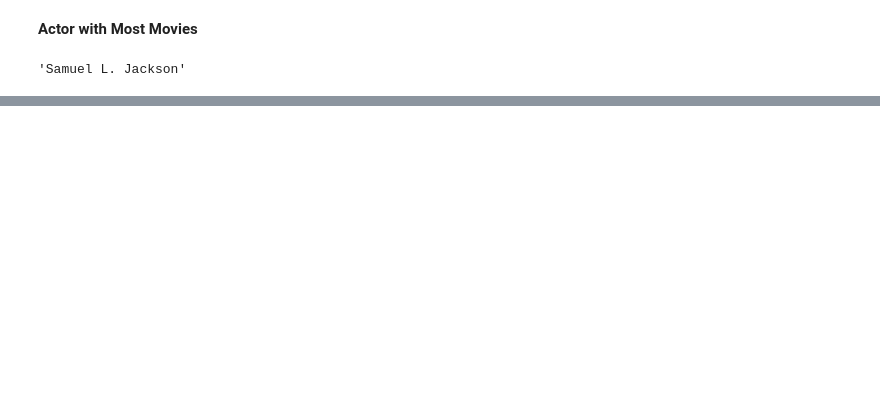
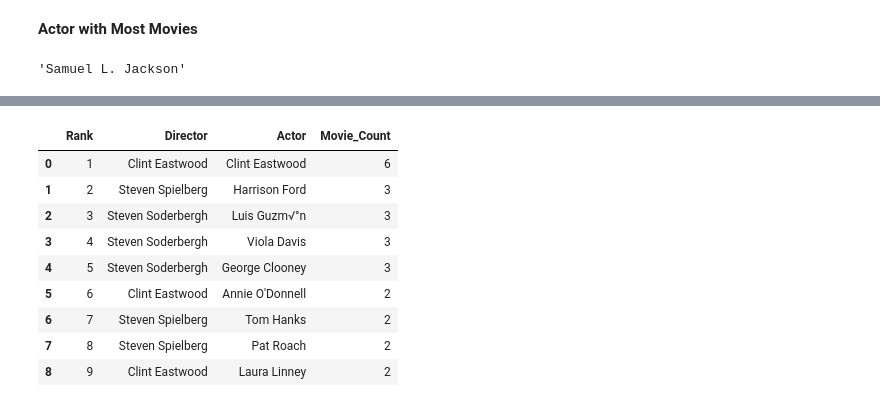
Before and after one commit to artreas/DATA_SCEINCE_ASSIGNMENT, a Jupyter notebook: movie_profit_roi_analysis.ipynb, the cells around one changed output, grey strips where cells are left out. Cells and saved outputs as stored; diff of their text form; code cells hidden in the pictures; blank space fills up the shorter version.

```diff
--- a/movie_profit_roi_analysis.ipynb
+++ b/movie_profit_roi_analysis.ipynb
@@ -355,0 +361,27 @@ result_df
+# %%
+# Sort
+result_df = result_df.sort_values(by='Movie_Count', ascending=False)
+
+# Reset index
+result_df = result_df.reset_index(drop=True)
+
+# 👉 Remove Rank if already exists
+if 'Rank' in result_df.columns:
+    result_df = result_df.drop(columns=['Rank'])
+
+# Add Rank again
+result_df.insert(0, 'Rank', range(1, len(result_df) + 1))
+
+# Final table
+result_df
+# %% [output]
+|  | Rank | Director | Actor | Movie_Count |
+| 0 | 1 | Clint Eastwood | Clint Eastwood | 6 |
+| 1 | 2 | Steven Spielberg | Harrison Ford | 3 |
+| 2 | 3 | Steven Soderbergh | Luis Guzm√°n | 3 |
+| 3 | 4 | Steven Soderbergh | Viola Davis | 3 |
+| 4 | 5 | Steven Soderbergh | George Clooney | 3 |
+| 5 | 6 | Clint Eastwood | Annie O'Donnell | 2 |
+| 6 | 7 | Steven Spielberg | Tom Hanks | 2 |
+| 7 | 8 | Steven Spielberg | Pat Roach | 2 |
+| 8 | 9 | Clint Eastwood | Laura Linney | 2 |
```
Also changed, not shown: parts of 12 cells of this notebook.
